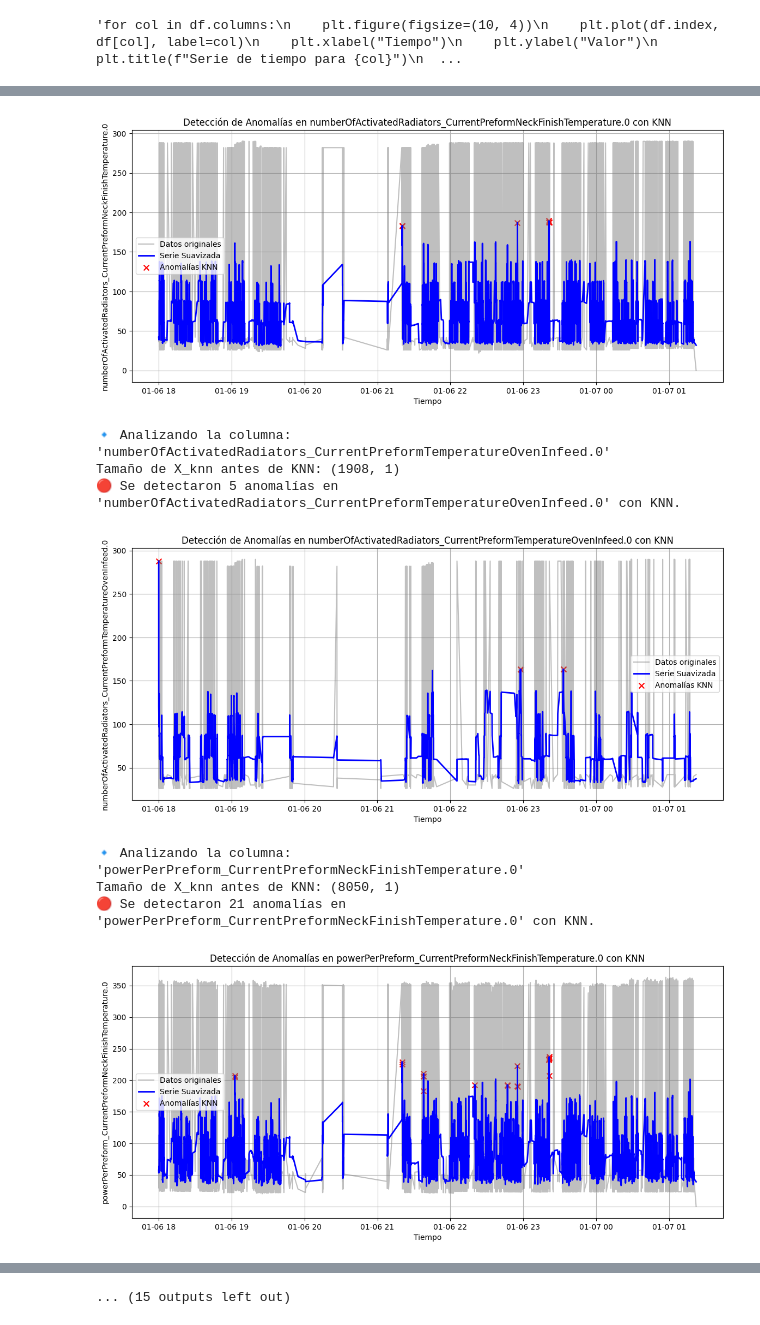
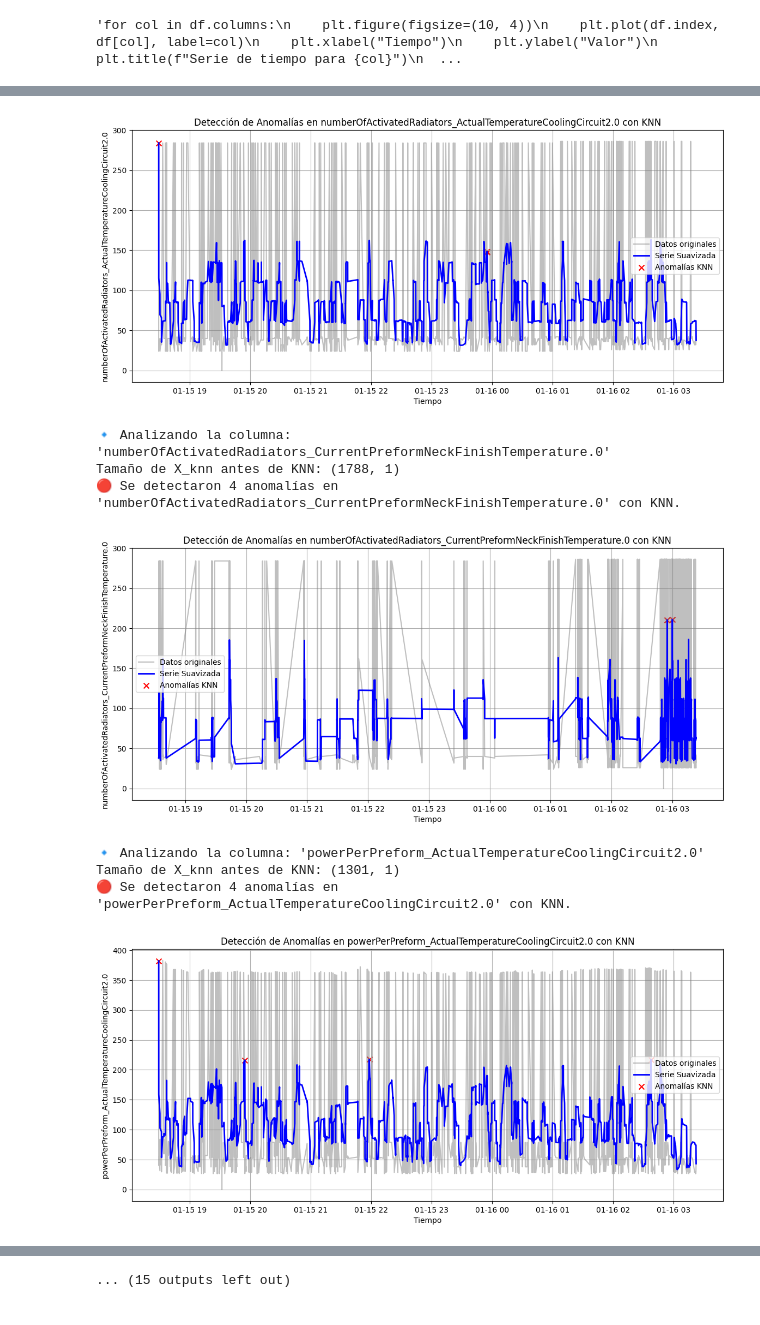
Before and after one commit to Vertiz2405/PISA_VertizSanchezGovea, a Jupyter notebook: notebooks/variables_temp_prueba_pyod.ipynb, the cells around one changed output, grey strips where cells are left out. Saved outputs shown, nothing was run; the diff lists cells and outputs as text; code cells hidden in the pictures.

Commit message:
Actualización main1.py y jupyter notebook sobre anomalías

```diff
--- a/notebooks/variables_temp_prueba_pyod.ipynb
+++ b/notebooks/variables_temp_prueba_pyod.ipynb
@@ -5,7 +6,7 @@ import matplotlib.pyplot as plt
 from pyod.models.iforest import IForest
 from pyod.models.knn import KNN
 # %%
-df = pd.read_csv("../data/serie_temporal_07_01_2025.csv")
+df = pd.read_csv("../data/serie_temporal_16_01_2025.csv")
 diccionario = pd.read_csv("../data/variables post - data.csv")
 # %%
 variables_temp_80 = df.columns
@@ -275,19 +276,56 @@ else:
                 plt.grid()
                 plt.show()
 
-# 🔍 **Coincidencias de Anomalías entre Variables**
-print("\n🔍 **Coincidencias de Anomalías entre Variables**")
+# 🔍 Coincidencias de Anomalías entre Variables
+
+# Creamos un diccionario para mapear los timestamps donde hubo anomalías en múltiples variables
 timestamps_anomalies = {}
 
-# 🔹 Recorremos cada variable y sus timestamps de anomalías
+# Recorremos el diccionario que guarda las anomalías por variable
 for var, timestamps in anomalies_dict.items():
     for ts in timestamps:
         if ts not in timestamps_anomalies:
             timestamps_anomalies[ts] = []
         timestamps_anomalies[ts].append(var)
 
-# 🔹 Mostrar cuándo ocurrieron anomalías en varias variables al mismo tiempo
+# 🔥 Imprimimos encabezado descriptivo
+print("\nAnomalías (en más de 2 variables de temperatura):\n")
+print("🔍 **Coincidencias de Anomalías entre Variables**")
+
+# Mostramos solo los timestamps donde hubo más de 2 anomalías en simultáneo
 for timestamp, variables in sorted(timestamps_anomalies.items()):
-    if len(variables) > 2:  # Solo mostramos si hay más de 2 variables con anomalía en el mismo timestamp
+    if len(variables) > 2:  # Más de 2 variables con anomalía
         print(f"🕒 {timestamp}: Anomalías en {', '.join(variables)}")
+
+# Crear un DataFrame para almacenar las anomalías individuales detectadas
+anomalías_lista = []
+
+# Recorremos el diccionario anomalies_dict para hacer la lista de todas las anomalías detectadas
+for variable, timestamps in anomalies_dict.items():
+    for ts in timestamps:
+        if ts in df.index:  # Validación extra para asegurar que el timestamp esté en los datos originales
+            anomalías_lista.append({
+                "user_ts__": ts,
+                "variable": variable,
+                "valor": df.loc[ts, variable]  # Obtenemos el valor en el timestamp
+            })
+
+# Convertir la lista de anomalías a un DataFrame ordenado
+df_anomalías = pd.DataFrame(anomalías_lista)
+
+# Asegurar el tipo datetime y ordenar
+df_anomalías["user_ts__"] = pd.to_datetime(df_anomalías["user_ts__"])
+df_anomalías = df_anomalías.sort_values(by="user_ts__")
+
+# Verificamos el resultado
+print("\nPrimeras anomalías detectadas:")
+print(df_anomalías.head())
+
+# Guardamos las anomalías en un CSV
+df_anomalías.to_csv("../data/anomalías_detectadas.csv", index=False)
+
+# Contamos cuántas anomalías hubo por hora
+df_anomalías["hora"] = df_anomalías["user_ts__"].dt.hour
+print("\n🔢 Cantidad de anomalías detectadas por hora:")
+print(df_anomalías["hora"].value_counts().sort_index())
 # %% [output]
@@ -305,9 +343,9 @@ Tamaño de X_knn antes de KNN: (8050, 1)
-[figure, old version]
+[figure, new version]
-🔹 Analizando la columna: 'numberOfActivatedRadiators_CurrentPreformTemperatureOvenInfeed.0'
-Tamaño de X_knn antes de KNN: (1908, 1)
-🔴 Se detectaron 5 anomalías en 'numberOfActivatedRadiators_CurrentPreformTemperatureOvenInfeed.0' con KNN.
+🔹 Analizando la columna: 'numberOfActivatedRadiators_CurrentPreformNeckFinishTemperature.0'
+Tamaño de X_knn antes de KNN: (1788, 1)
+🔴 Se detectaron 4 anomalías en 'numberOfActivatedRadiators_CurrentPreformNeckFinishTemperature.0' con KNN.
-[figure, old version]
+[figure, new version]
-🔹 Analizando la columna: 'powerPerPreform_CurrentPreformNeckFinishTemperature.0'
-Tamaño de X_knn antes de KNN: (8050, 1)
-🔴 Se detectaron 21 anomalías en 'powerPerPreform_CurrentPreformNeckFinishTemperature.0' con KNN.
+🔹 Analizando la columna: 'powerPerPreform_ActualTemperatureCoolingCircuit2.0'
+Tamaño de X_knn antes de KNN: (1301, 1)
+🔴 Se detectaron 4 anomalías en 'powerPerPreform_ActualTemperatureCoolingCircuit2.0' con KNN.
-[figure, old version]
+[figure, new version]
```
Also changed, not shown: parts of 5 cells of this notebook, 1 other file.
